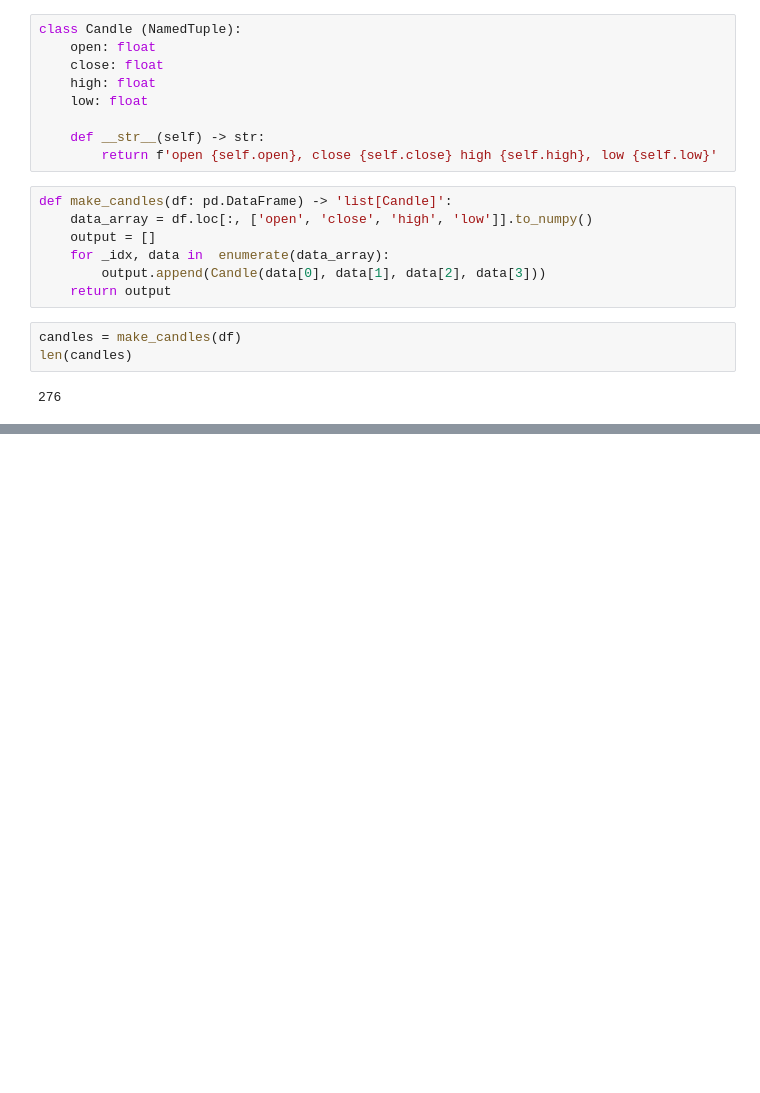
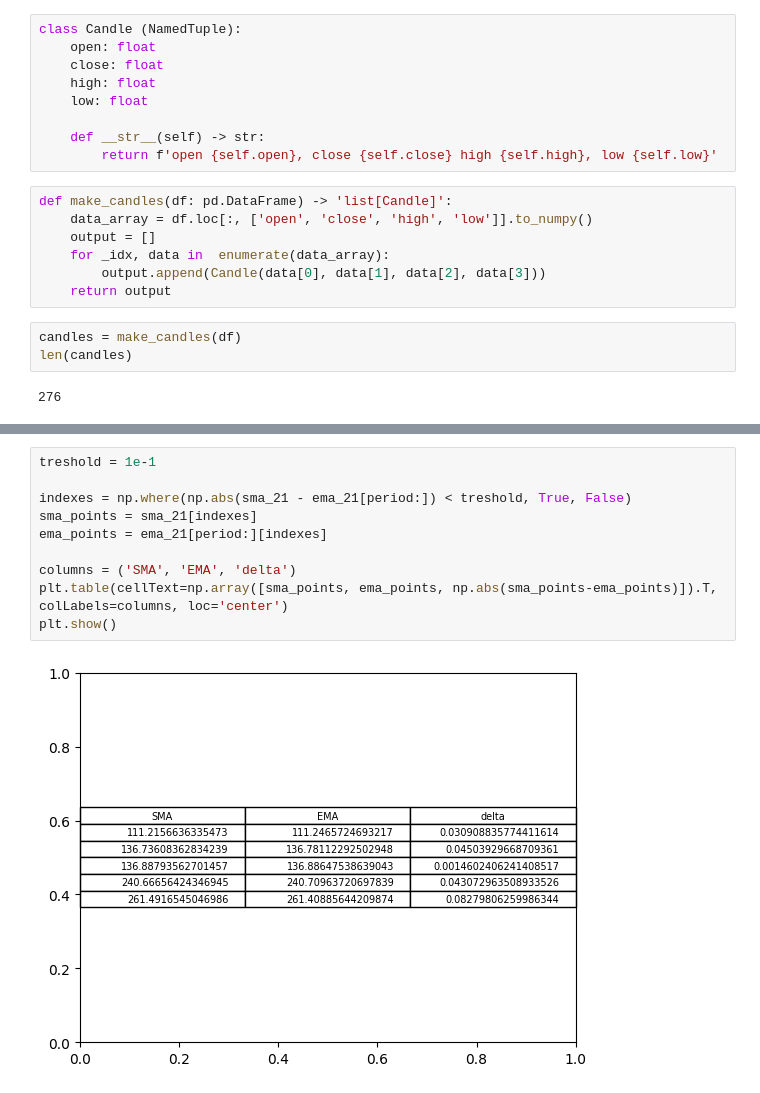
Before and after one commit to Kasymkhankhubiyev/Sirius-Uni, a Jupyter notebook: Intoduction Into Profession/tasks/Task1.ipynb, the cells around one changed output, grey strips where cells are left out. Drawn from its saved outputs; the diff is of its cells as text; blank space fills up the shorter version.

```diff
--- a/Intoduction Into Profession/tasks/Task1.ipynb
+++ b/Intoduction Into Profession/tasks/Task1.ipynb
@@ -107,0 +194,12 @@ len(candles)
+# %%
+treshold = 1e-1
+
+indexes = np.where(np.abs(sma_21 - ema_21[period:]) < treshold, True, False)
+sma_points = sma_21[indexes]
+ema_points = ema_21[period:][indexes]
+
+columns = ('SMA', 'EMA', 'delta')
+plt.table(cellText=np.array([sma_points, ema_points, np.abs(sma_points-ema_points)]).T, colLabels=columns, loc='center')
+plt.show()
+# %% [output]
+[figure, added]
```
Also changed, not shown: parts of 4 cells of this notebook, 1 other file.
